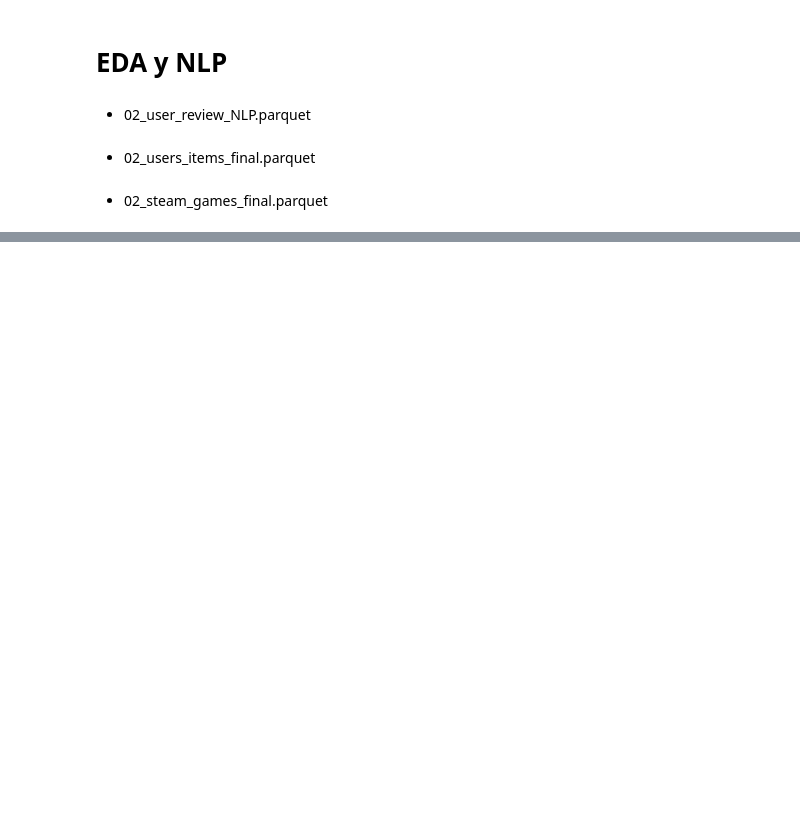
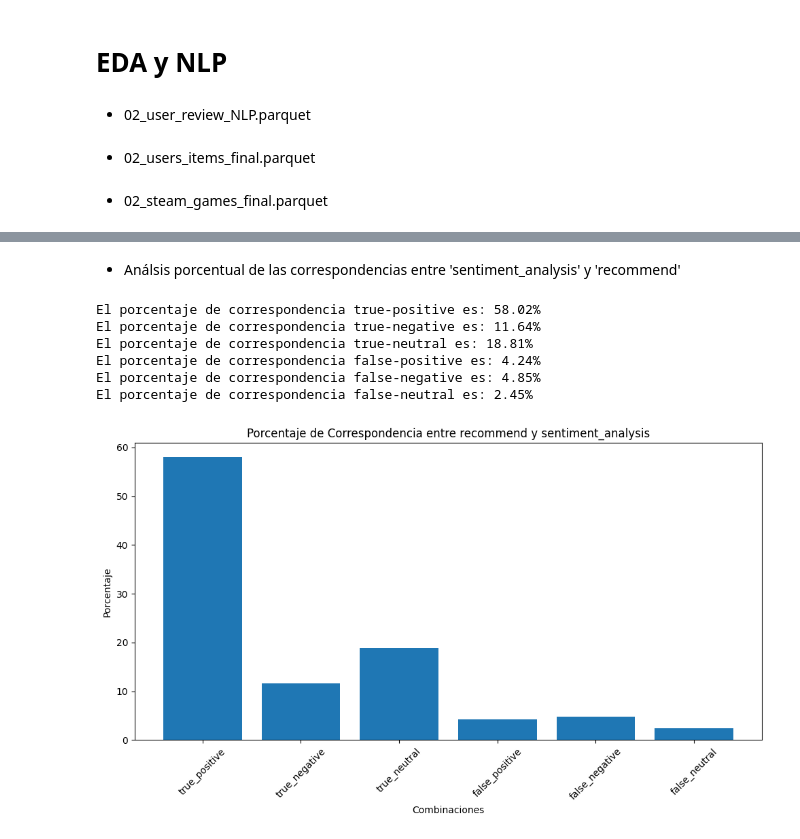
Before and after one commit to mdallanegra/LAB_PI_01, a Jupyter notebook: Lab_PI_01.4.EDA.ipynb, the cells around one changed output, grey strips where cells are left out. Drawn from its saved outputs; the diff is of its cells as text; code cells hidden in the pictures; blank space fills up the shorter version.

```diff
--- a/Lab_PI_01.4.EDA.ipynb
+++ b/Lab_PI_01.4.EDA.ipynb
@@ -44,3 +45,5 @@ user_reviews_dataset.head()
+# %%
+user_reviews_dataset = user_reviews_dataset.drop_duplicates()
 # %%
 user_reviews_dataset.info()
 # %% [output]
@@ -272,0 +92,43 @@ valores_nulos_year.head(10)
+# %% [markdown]
+- Análsis porcentual de las correspondencias entre 'sentiment_analysis' y 'recommend'
+# %%
+total_rows = len(user_reviews_dataset)
+
+conditions = {
+    'true_positive': sum(user_reviews_dataset['recommend'] & (user_reviews_dataset['sentiment_analysis'] == 2)),
+    'true_negative': sum(user_reviews_dataset['recommend'] & (user_reviews_dataset['sentiment_analysis'] == 0)),
+    'true_neutral': sum(user_reviews_dataset['recommend'] & (user_reviews_dataset['sentiment_analysis'] == 1)),
+    'false_positive': sum(~user_reviews_dataset['recommend'] & (user_reviews_dataset['sentiment_analysis'] == 2)),
+    'false_negative': sum(~user_reviews_dataset['recommend'] & (user_reviews_dataset['sentiment_analysis'] == 0)),
+    'false_neutral': sum(~user_reviews_dataset['recommend'] & (user_reviews_dataset['sentiment_analysis'] == 1))
+}
+
+correspondence_percentage = {key: (value / total_rows) * 100 for key, value in conditions.items()}
+
+for key, value in correspondence_percentage.items():
+    print(f"El porcentaje de correspondencia {key.replace('_', '-')} es: {value:.2f}%")
+# %% [output]
+El porcentaje de correspondencia true-positive es: 58.02%
+El porcentaje de correspondencia true-negative es: 11.64%
+El porcentaje de correspondencia true-neutral es: 18.81%
+El porcentaje de correspondencia false-positive es: 4.24%
+El porcentaje de correspondencia false-negative es: 4.85%
+El porcentaje de correspondencia false-neutral es: 2.45%
+# %%
+import matplotlib.pyplot as plt
+
+# Crear gráfico de barras
+plt.figure(figsize=(10, 6))
+plt.bar(correspondence_percentage.keys(), correspondence_percentage.values())
+
+# Títulos y etiquetas
+plt.title('Porcentaje de Correspondencia entre recommend y sentiment_analysis')
+plt.xlabel('Combinaciones')
+plt.ylabel('Porcentaje')
+
+# Mostrar gráfico
+plt.xticks(rotation=45)
+plt.tight_layout()
+plt.show()
+# %% [output]
+[figure, added]
```
Also changed, not shown: parts of 122 cells of this notebook, 17 other files.
